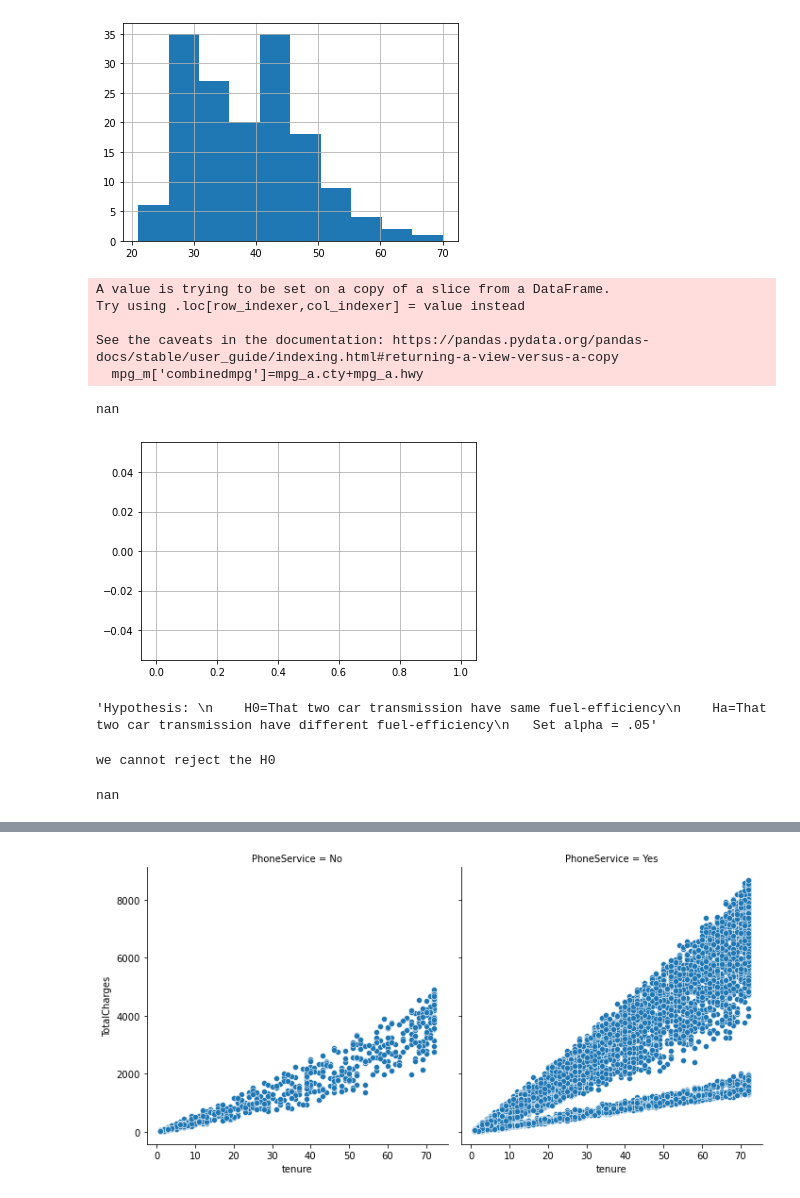
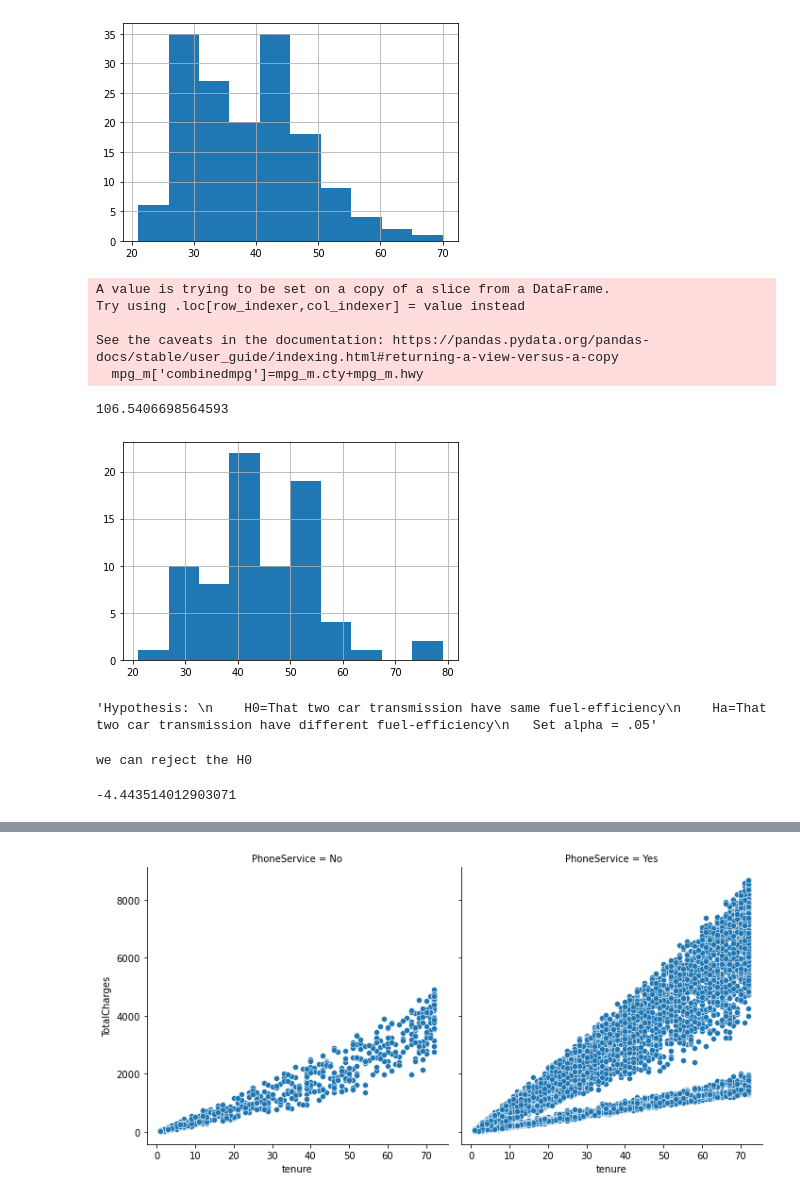
Before and after one commit to QinzhiChen/statistics-exercises, a Jupyter notebook: hypothesis_testing.ipynb, the cells around one changed output, grey strips where cells are left out. Cells and saved outputs as stored; diff of their text form; code cells hidden in the pictures.

```diff
--- a/hypothesis_testing.ipynb
+++ b/hypothesis_testing.ipynb
@@ -149,17 +149,17 @@ See the caveats in the documentation: https://pandas.pydata.org/pandas-docs/stab
 [figure]
 # %%
 mpg_m=mpg[mpg.trans.str.contains('manu')]
-mpg_m['combinedmpg']=mpg_a.cty+mpg_a.hwy
+mpg_m['combinedmpg']=mpg_m.cty+mpg_m.hwy
 mpg_m.combinedmpg.hist()
 mpg_m.combinedmpg.var()
 # %% [output]
 A value is trying to be set on a copy of a slice from a DataFrame.
 Try using .loc[row_indexer,col_indexer] = value instead
 
 See the caveats in the documentation: https://pandas.pydata.org/pandas-docs/stable/user_guide/indexing.html#returning-a-view-versus-a-copy
-  mpg_m['combinedmpg']=mpg_a.cty+mpg_a.hwy
+  mpg_m['combinedmpg']=mpg_m.cty+mpg_m.hwy
-nan
+106.5406698564593
-[figure, old version]
+[figure, new version]
 # %%
 '''Hypothesis:
     H0=That two car transmission have same fuel-efficiency
@@ -175,5 +175,5 @@ else:
     print('we cannot reject the H0')
 tstat
 # %% [output]
-we cannot reject the H0
+we can reject the H0
-nan
+-4.443514012903071
```
Also changed, not shown: parts of 33 cells of this notebook.
